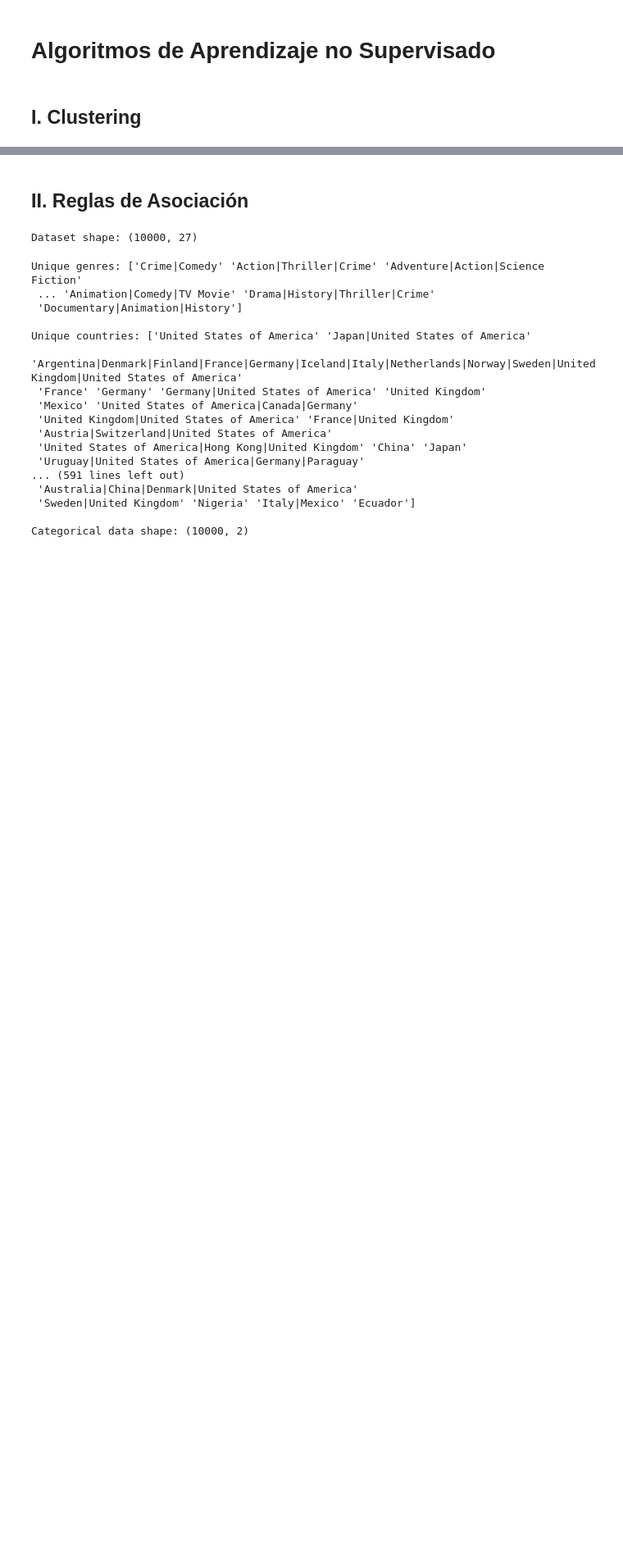
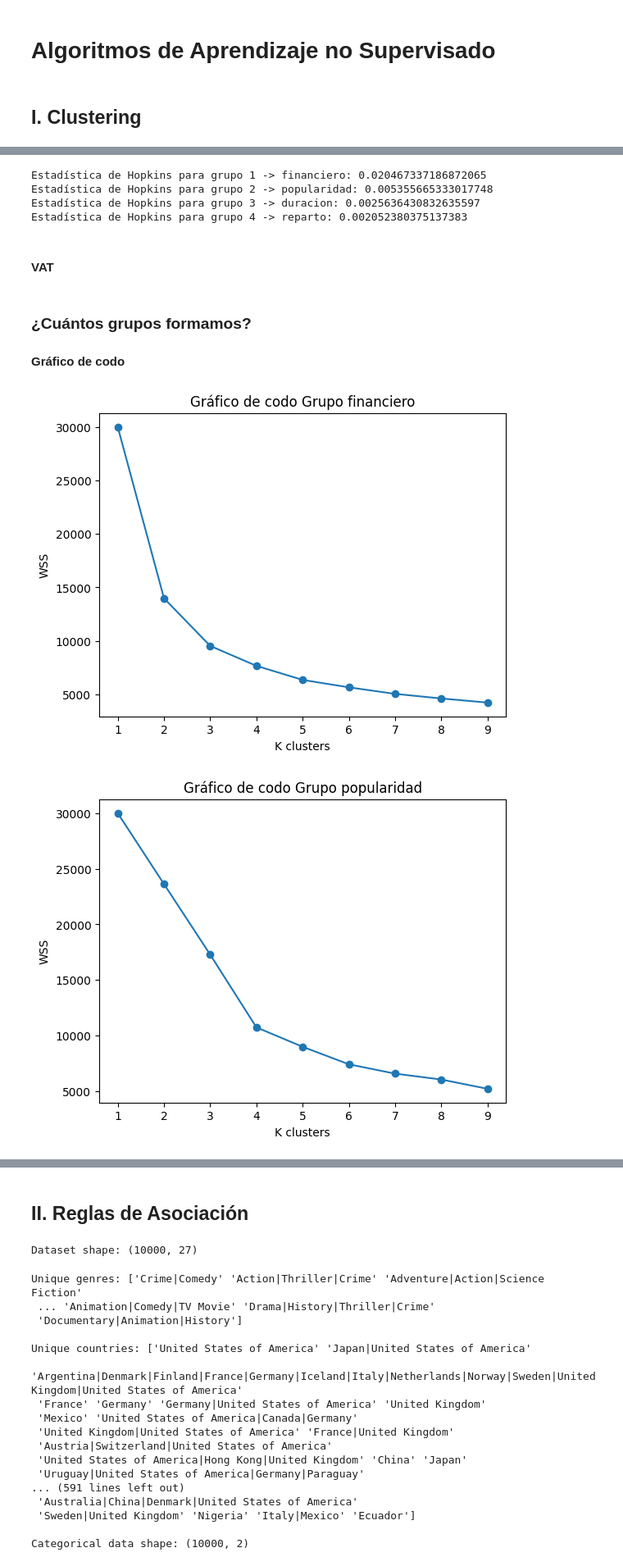
Before and after one commit to Fabiola-cc/CineVision_Studios, a Jupyter notebook: Entrega_2_Clustering_Apriori_PSA.ipynb, the cells around one changed output, grey strips where cells are left out. Shown at 82% size. Drawn from its saved outputs; the diff is of its cells as text; code cells hidden in the pictures; blank space fills up the shorter version.

Commit message:
merge: integrate clustering file into entrega2

```diff
--- a/Entrega_2_Clustering_Apriori_PSA.ipynb
+++ b/Entrega_2_Clustering_Apriori_PSA.ipynb
@@ -4,0 +22,2 @@
+# %%
+datos=pd.read_csv("movies.csv", encoding="latin1")
@@ -4,0 +58,20 @@
+# %%
+# Creamos grupos a evaluar
+Groups_names = ['financiero', 'popularidad', 'duracion', 'reparto']
+
+X1 = datos[['budget', 'revenue', 'voteCount']]
+X2 = datos[['voteAvg', 'revenue', 'popularity']]
+X3 = datos[['runtime', 'revenue']]
+X4 = datos[['actorsPopularityAvg', 'revenue', 'actorsAmount']]
+# %%
+# Escalar los grupos
+# Fijar la semilla para obtener resultados reproducibles
+random.seed(123)
+
+# Escalar los datos para normalización
+financiero = sklearn.preprocessing.scale(X1)
+popularidad = sklearn.preprocessing.scale(X2)
+producción = sklearn.preprocessing.scale(X3)
+reparto = sklearn.preprocessing.scale(X4)
+
+Groups = [financiero, popularidad, producción, reparto]
@@ -4,0 +82,12 @@
+# %%
+# Calcular la estadística de Hopkins
+for i in range(len(Groups)):
+    hopkins_stat = pyclustertend.hopkins(Groups[i], len(Groups[i]))
+    print(f'Estadística de Hopkins para grupo {i+1} -> {Groups_names[i]}: {hopkins_stat}')
+# %% [output]
+Estadística de Hopkins para grupo 1 -> financiero: 0.020467337186872065
+Estadística de Hopkins para grupo 2 -> popularidad: 0.005355665333017748
+Estadística de Hopkins para grupo 3 -> duracion: 0.0025636430832635597
+Estadística de Hopkins para grupo 4 -> reparto: 0.002052380375137383
+# %% [markdown]
+#### VAT
@@ -4,0 +98,22 @@
+# %% [markdown]
+### ¿Cuántos grupos formamos?
+#### Gráfico de codo
+# %%
+numeroClusters = range(1,10)
+
+for j in range(len(Groups)):
+    wcss = []
+    for i in numeroClusters:
+        kmeans = KMeans(n_clusters=i)
+        kmeans.fit(Groups[j])
+        wcss.append(kmeans.inertia_)
+
+    plt.plot(numeroClusters, wcss, marker='o')
+    plt.xticks(numeroClusters)
+    plt.xlabel("K clusters")
+    plt.ylabel("WSS")
+    plt.title(f'Gráfico de codo Grupo {Groups_names[j]}')
+    plt.show()
+# %% [output]
+[figure, added]
+[figure, added]
```
Also changed, not shown: parts of 17 cells of this notebook, 1 other file.
